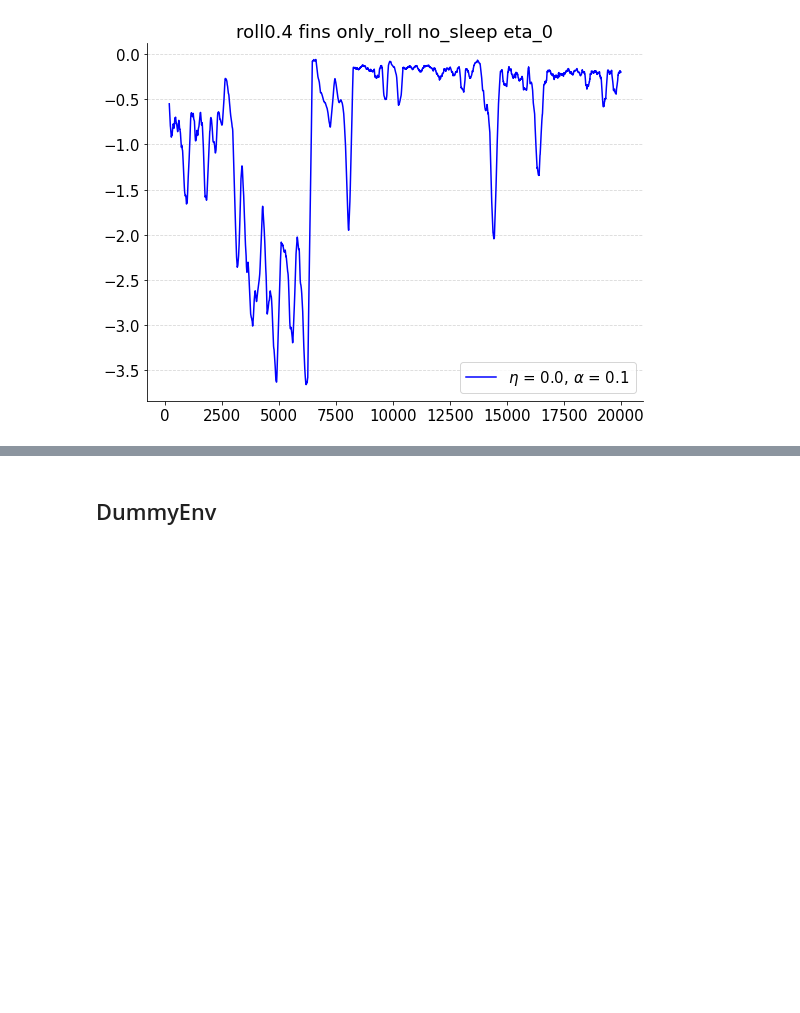
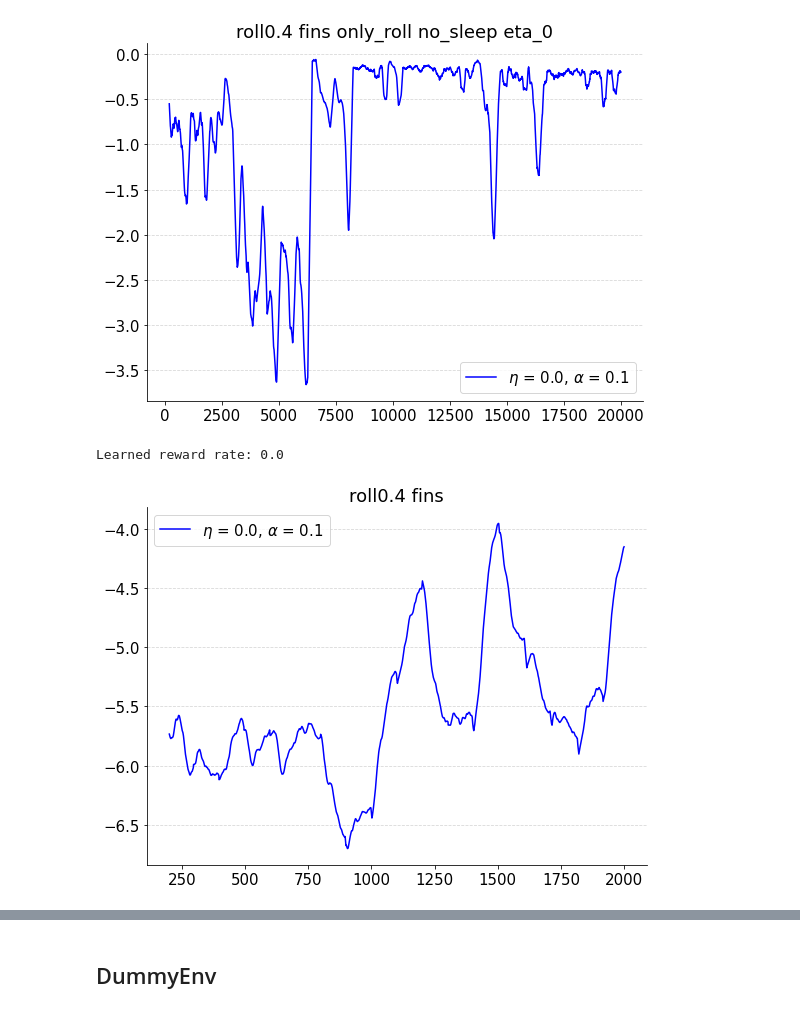
Before and after one commit to UASTARR/PAYLOAD_CONTROL, a Jupyter notebook: plot_results.ipynb, the cells around one changed output, grey strips where cells are left out. Drawn from its saved outputs; the diff is of its cells as text; code cells hidden in the pictures; blank space fills up the shorter version.

```diff
--- a/plot_results.ipynb
+++ b/plot_results.ipynb
@@ -210,3 +210,15 @@ plot_learning_curve(filenames, item='reward', window=200, #y_lims=(0, 1.5),
 # %% [output]
 Learned reward rate: 0.0
 [figure]
+# %%
+filenames = [
+    ('results/test/', 'linear_deroller_fins_test_0.npy'),
+]
+
+plot_learning_curve(filenames, item='reward', window=200, #y_lims=(0, 1.5),
+                    title=r'roll0.4 fins', final=False, plot_all_runs=False,
+                    print_max_value_over_last_tenth=False, param_names=['eta', 'alpha'],
+                    print_final_reward_rate=True)
+# %% [output]
+Learned reward rate: 0.0
+[figure, added]
```
Also changed, not shown: parts of 2 cells of this notebook, 4 other files.
